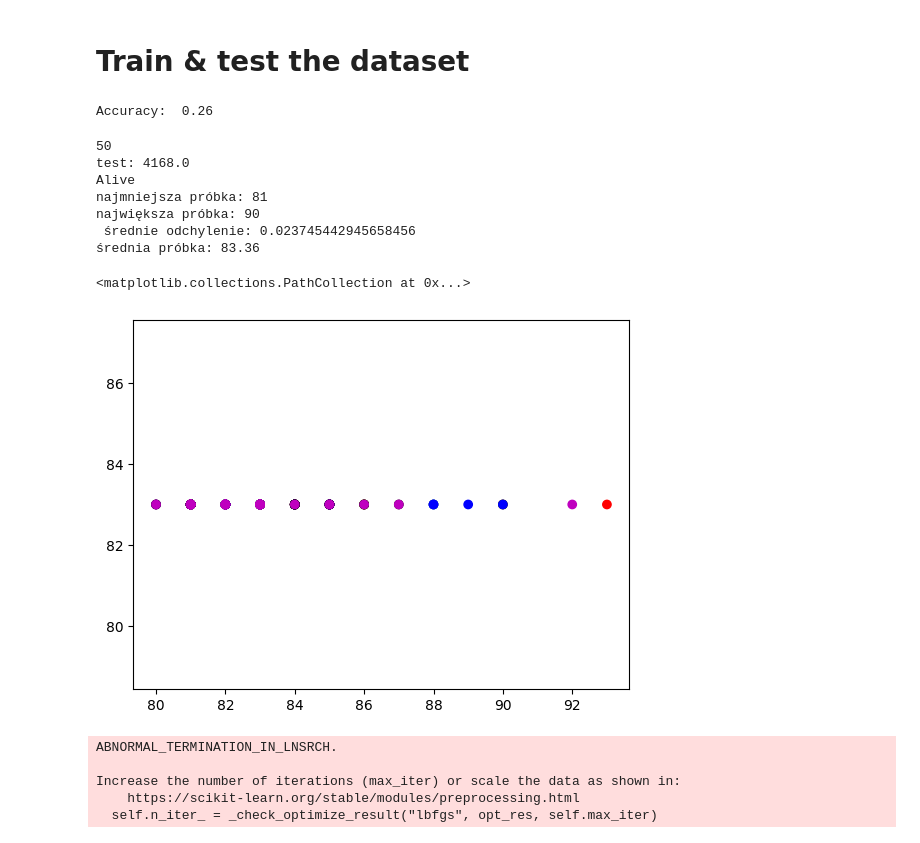
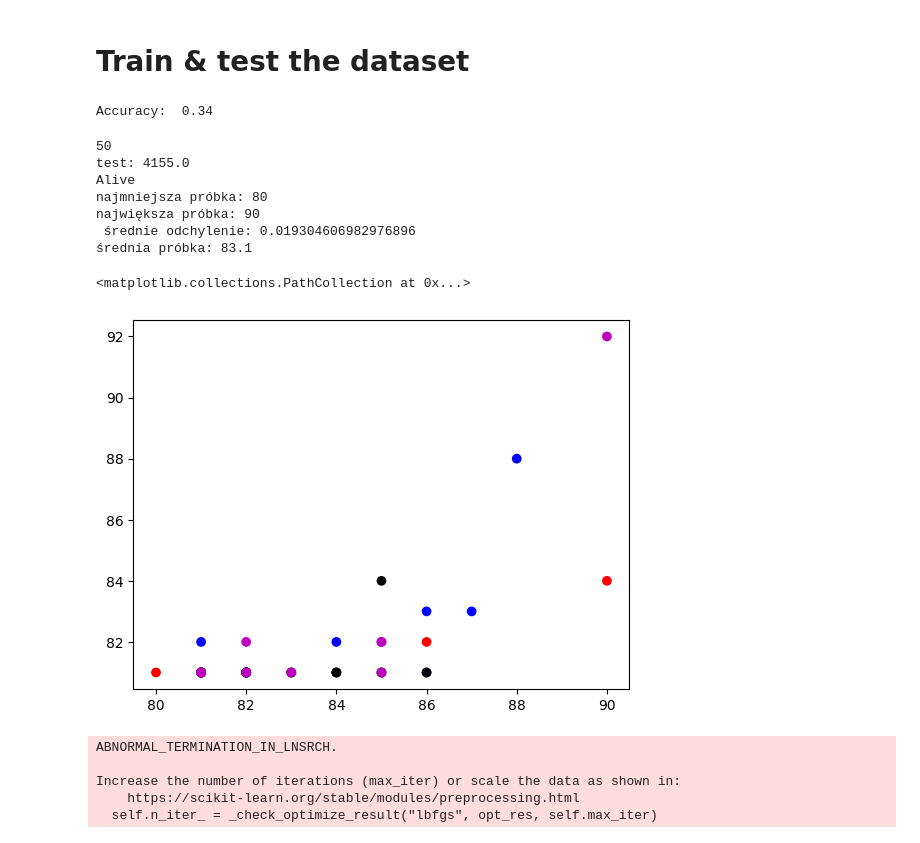
Before and after one commit to 3Baku/FilmScorePredictor, a Jupyter notebook: dataset.ipynb, the cells around one changed output. Saved outputs shown, nothing was run; the diff lists cells and outputs as text; code cells hidden in the pictures.

```diff
--- a/dataset.ipynb
+++ b/dataset.ipynb
@@ -221,7 +221,7 @@ mapping = {
 
 df.replace(mapping, inplace=True)
 # %%
-df = df.drop(columns="duration_category")
+df = df.drop(columns="duration")
 # %% [markdown]
 ### pozbycie się nulli
 # %%
@@ -285,7 +303,7 @@ accuracy = accuracy_score(y_test, y_pred)
 print("Accuracy: ", accuracy)
 #print("precision: ", precision)
 # %% [output]
-Accuracy:  0.26
+Accuracy:  0.34
 # %%
 avgOdchyl = 0.0
 avgProbe = 0.0
@@ -306,28 +324,25 @@ print(f"średnia próbka: {avgProbe}")
 #print(f"{probe1} vs {probe2}: {1-probe1/probe2}")
 # %% [output]
 50
-test: 4168.0
+test: 4155.0
 Alive
-najmniejsza próbka: 81
+najmniejsza próbka: 80
 największa próbka: 90
- średnie odchylenie: 0.023745442945658456
-średnia próbka: 83.36
+ średnie odchylenie: 0.019304606982976896
+średnia próbka: 83.1
 # %%
 import matplotlib.pyplot as plt
-indexer = np.arange(0,50,1)
-#ax = plt.figure().add_subplot(projection='3d')
-#ax.plot(y_test, y_pred, zs=0, zdir='z', label='curve in (x, y)')
 
 colors = ('r', 'g', 'b', 'k', 'm')
 c_list = []
 for c in colors:
-    c_list.extend([c] * 30)
-c_list.pop()
+    c_list.extend([c] * 10)
+#c_list.pop()
 
-plt.scatter(y_train, y_pred, c=c_list, label='points in (x, z)')
+plt.scatter(y_test, y_pred, c=c_list, label='points in (x, z)')
 # %% [output]
 <matplotlib.collections.PathCollection at 0x...>
-[figure, old version]
+[figure, new version]
 # %%
 from sklearn.neural_network import MLPClassifier
 
```
Also changed, not shown: parts of 6 cells of this notebook.
